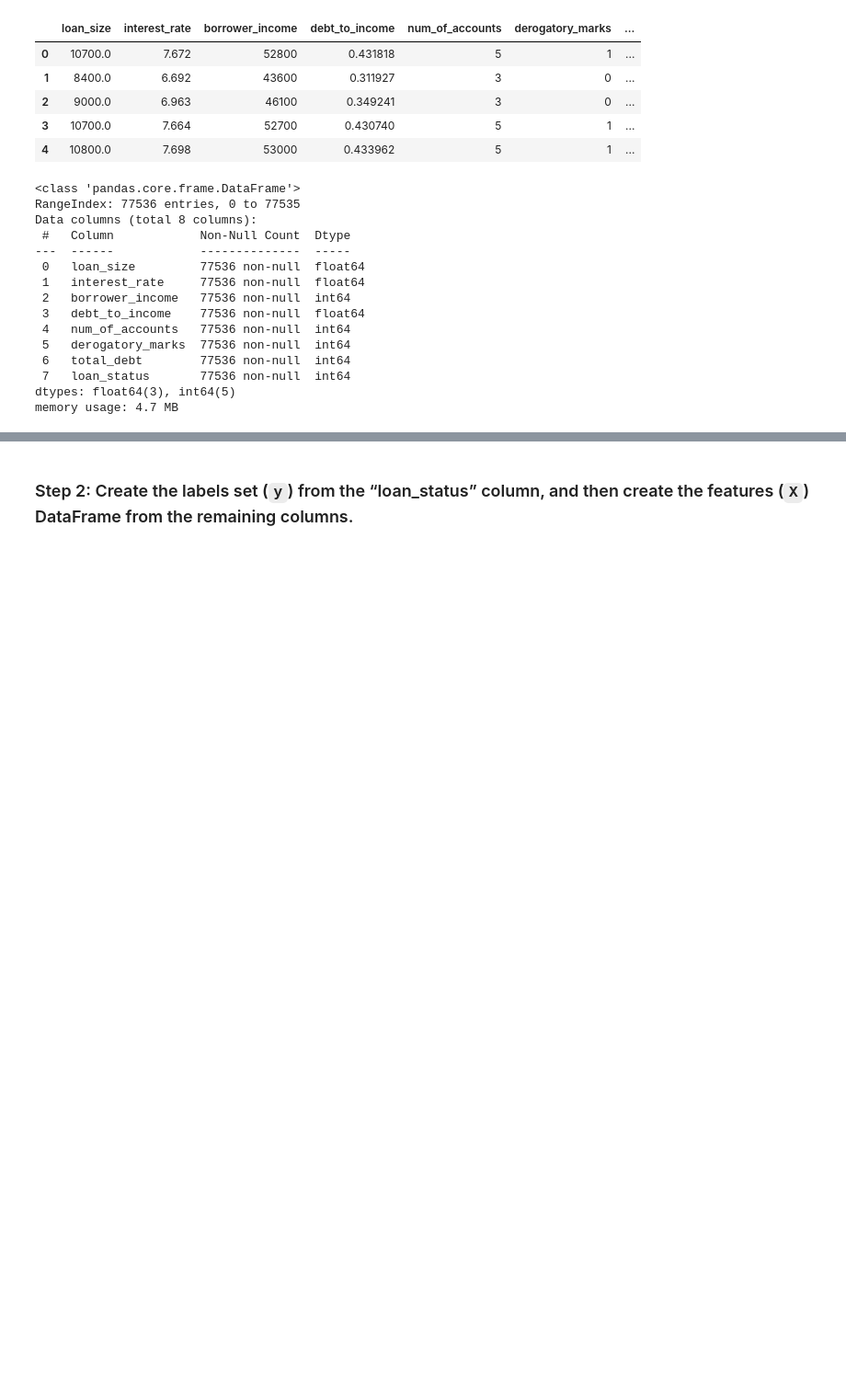
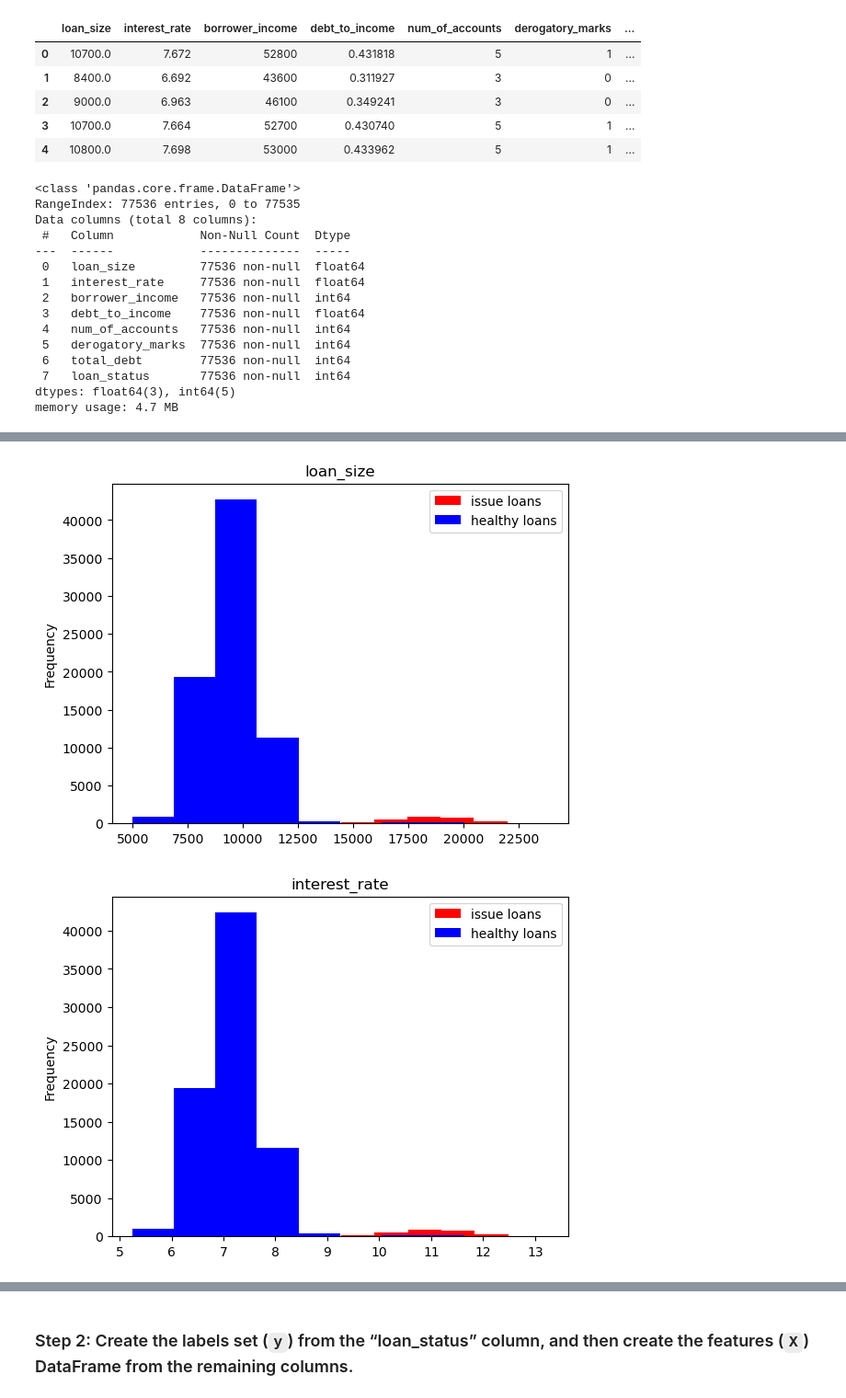
Before and after one commit to ValentynaK17/credit-risk-classification, a Jupyter notebook: Credit_Risk/credit_risk_classification.ipynb, the cells around one changed output, grey strips where cells are left out. Shown: that part at 92% size. Saved outputs shown, nothing was run; the diff lists cells and outputs as text; code cells hidden in the pictures; blank space fills up the shorter version.

```diff
--- a/Credit_Risk/credit_risk_classification.ipynb
+++ b/Credit_Risk/credit_risk_classification.ipynb
@@ -45,0 +114,10 @@ memory usage: 4.7 MB
+# %%
+for i in lending_data_df.columns:
+    lending_data_df.loc[lending_data_df['loan_status']==1,i].plot.hist(color='red', label='issue loans')
+    lending_data_df.loc[lending_data_df['loan_status']==0,i].plot.hist(color='blue', label='healthy loans')
+    plt.title(f'{i}')
+    plt.legend()
+    plt.show()
+# %% [output]
+[figure, added]
+[figure, added]
```
Also changed, not shown: parts of 49 cells of this notebook.
